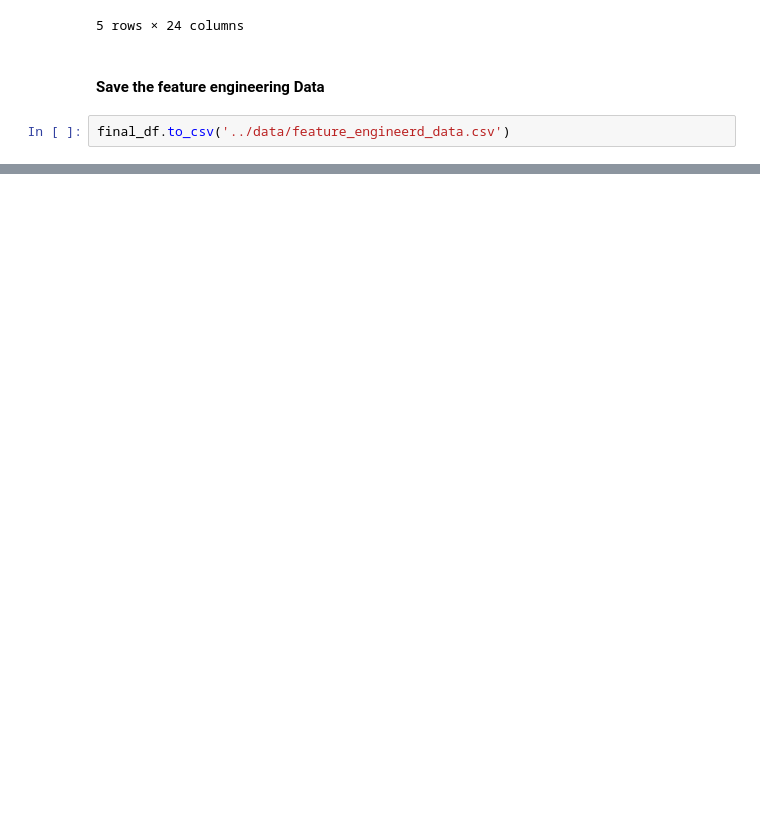
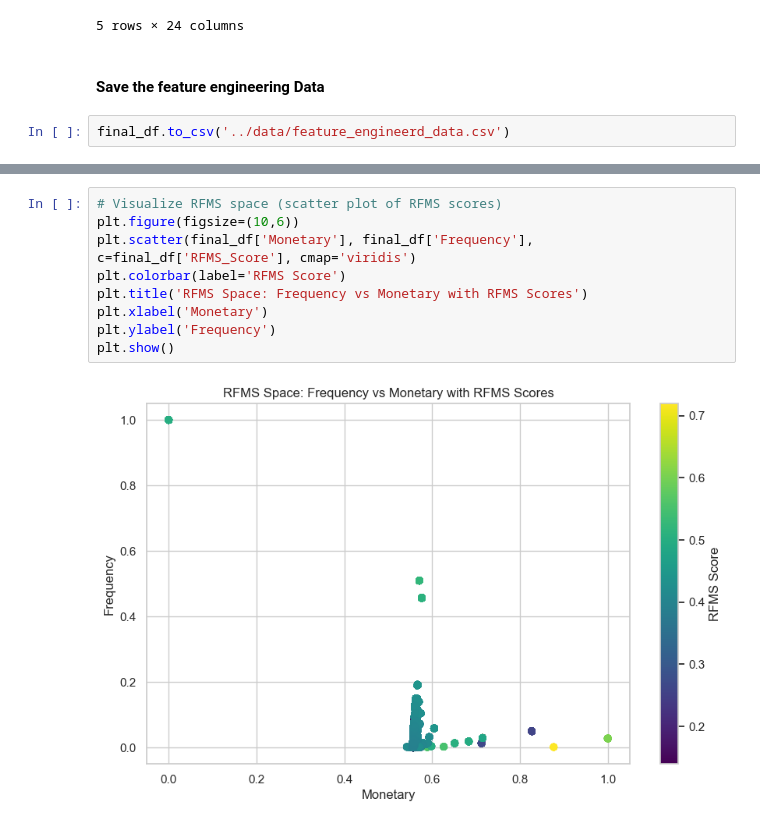
Before and after one commit to Getachew0557/Credit-Score-Classifications, a Jupyter notebook: notebooks/feature_engineering.ipynb, the cells around one changed output, grey strips where cells are left out. Saved outputs shown, nothing was run; the diff lists cells and outputs as text; blank space fills up the shorter version.

```diff
--- a/notebooks/feature_engineering.ipynb
+++ b/notebooks/feature_engineering.ipynb
@@ -275,0 +366,11 @@ final_df.to_csv('../data/feature_engineerd_data.csv')
+# %%
+# Visualize RFMS space (scatter plot of RFMS scores)
+plt.figure(figsize=(10,6))
+plt.scatter(final_df['Monetary'], final_df['Frequency'], c=final_df['RFMS_Score'], cmap='viridis')
+plt.colorbar(label='RFMS Score')
+plt.title('RFMS Space: Frequency vs Monetary with RFMS Scores')
+plt.xlabel('Monetary')
+plt.ylabel('Frequency')
+plt.show()
+# %% [output]
+[figure, added]
```
Also changed, not shown: parts of 10 cells of this notebook.
